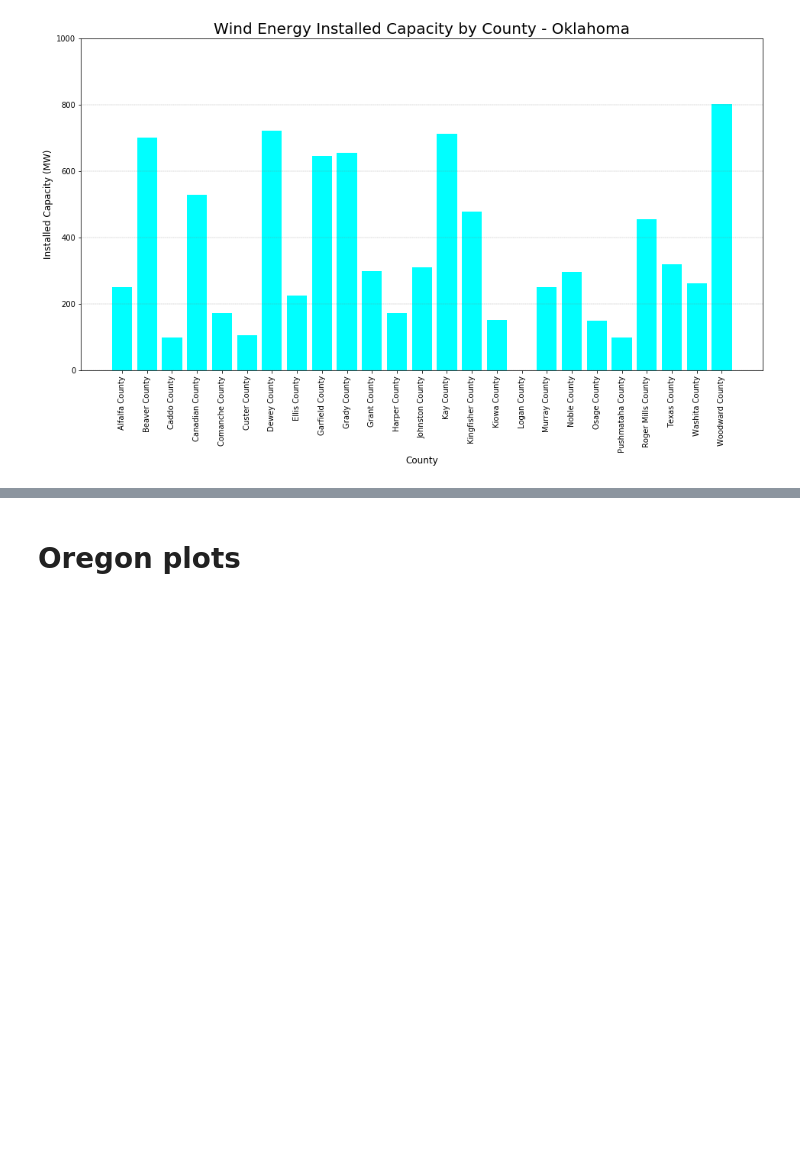
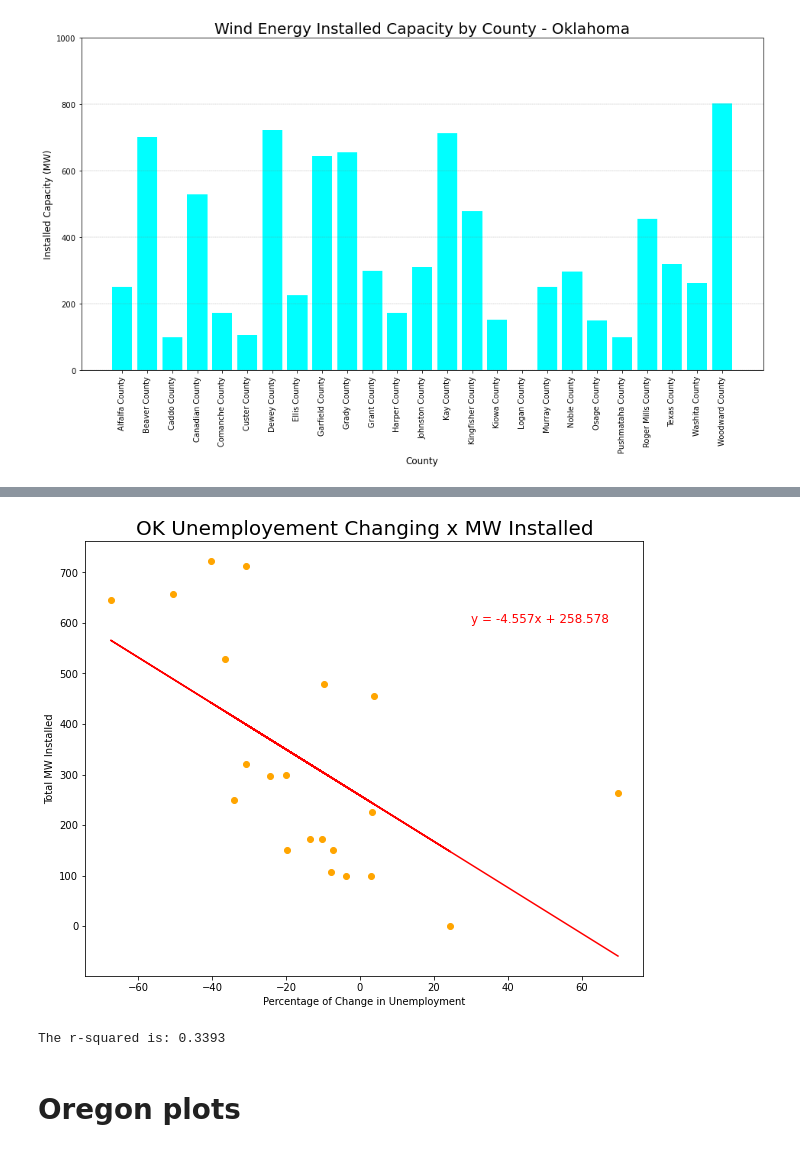
Before and after one commit to cjengleson/Project-1-Repo, a Jupyter notebook: eliza_notebook_plus_census.ipynb, the cells around one changed output, grey strips where cells are left out. Drawn from its saved outputs; the diff is of its cells as text; code cells hidden in the pictures; blank space fills up the shorter version.

```diff
--- a/eliza_notebook_plus_census.ipynb
+++ b/eliza_notebook_plus_census.ipynb
@@ -541,3 +327,26 @@ plt.grid(axis='y',color='grey', linestyle='--', linewidth=0.3)
 plt.show()
 # %% [output]
 [figure]
+# %%
+OK_max_min_year = pd.merge(oklahoma_census,OK_county_max_year, on= 'County', how = 'outer')
+OK_max_min_year = OK_max_min_year.rename(columns={'Year_x': 'Year','Year_y':'Max year'})
+OK_max_min_year = pd.merge(OK_max_min_year,OK_county_min_year, on= 'County', how = 'outer')
+OK_max_min_year = OK_max_min_year.rename(columns={'Year_x': 'Year','Year_y':'Min year'})
+
+#creates a dataframe with with unemployment rate at the last year that the county had wind farm installed
+OK_df_max = OK_max_min_year.loc[OK_max_min_year['Year']==OK_max_min_year['Max year']]
+OK_df_max = OK_df_max.drop(columns={'State','Year','Max year','Min year'})
+OK_df_max = OK_df_max.rename(columns={'Unemployment Rate': 'Unemployment Rate Last Year','Population':'Population Last Year'})
+
+#creates a dataframe with with unemployment rate at the year before the county had its first wind farm installed
+OK_df_min = OK_max_min_year.loc[OK_max_min_year['Year']==OK_max_min_year['Min year']]
+OK_df_min = OK_df_min.drop(columns={'State','Year','Max year','Min year'})
+OK_df_min = OK_df_min.rename(columns={'Unemployment Rate': 'Unemployment Rate Year Before WF','Population':'Population First Year'})
+
+#
+OK_df = pd.merge(OK_df_min,OK_df_max,on= 'County', how = 'outer')
+
+OK_df['Rate Changing'] = (((OK_df['Unemployment Rate Last Year']).astype(float) / (OK_df['Unemployment Rate Year Before WF']).astype(float))-1) * 100
+OK_df = pd.merge(OK_df,WF_county_OK,on= 'County', how = 'outer')
+OK_df = OK_df.dropna(subset=['Rate Changing'])
+OK_df
@@ -544,3 +371,27 @@ plt.show()
+# %%
+# scatter plot of unemployment rate changing and total MW installed in the couties
+
+regress_values=[]
+x = OK_df['Rate Changing'].astype(float)
+y = OK_df['WF Total MW'].astype(float)
+
+
+plt.subplots(figsize=(10, 8))
+(slope, intercept, rvalue, pvalue, stderr) = linregress(x,y)
+regress_values = np.asarray(x) * slope + intercept
+line_eq = "y = " + str(round(slope,3)) + "x + " + str(round(intercept,3))
+plt.scatter(x,y,  color = 'orange')
+plt.plot(x,regress_values,"r-")
+
+plt.annotate(line_eq,(30, 600),fontsize=12,color="red")
+plt.xlabel('Percentage of Change in Unemployment')
+plt.ylabel('Total MW Installed')
+plt.title('OK Unemployement Changing x MW Installed',fontsize=20)
+plt.show()
+print(f"The r-squared is: {round(rvalue**2,4)}")
+# %% [output]
+[figure, added]
+The r-squared is: 0.3393
 # %% [markdown]
 # Oregon plots
 # %%
```
Also changed, not shown: parts of 54 cells of this notebook, 1 other file.
